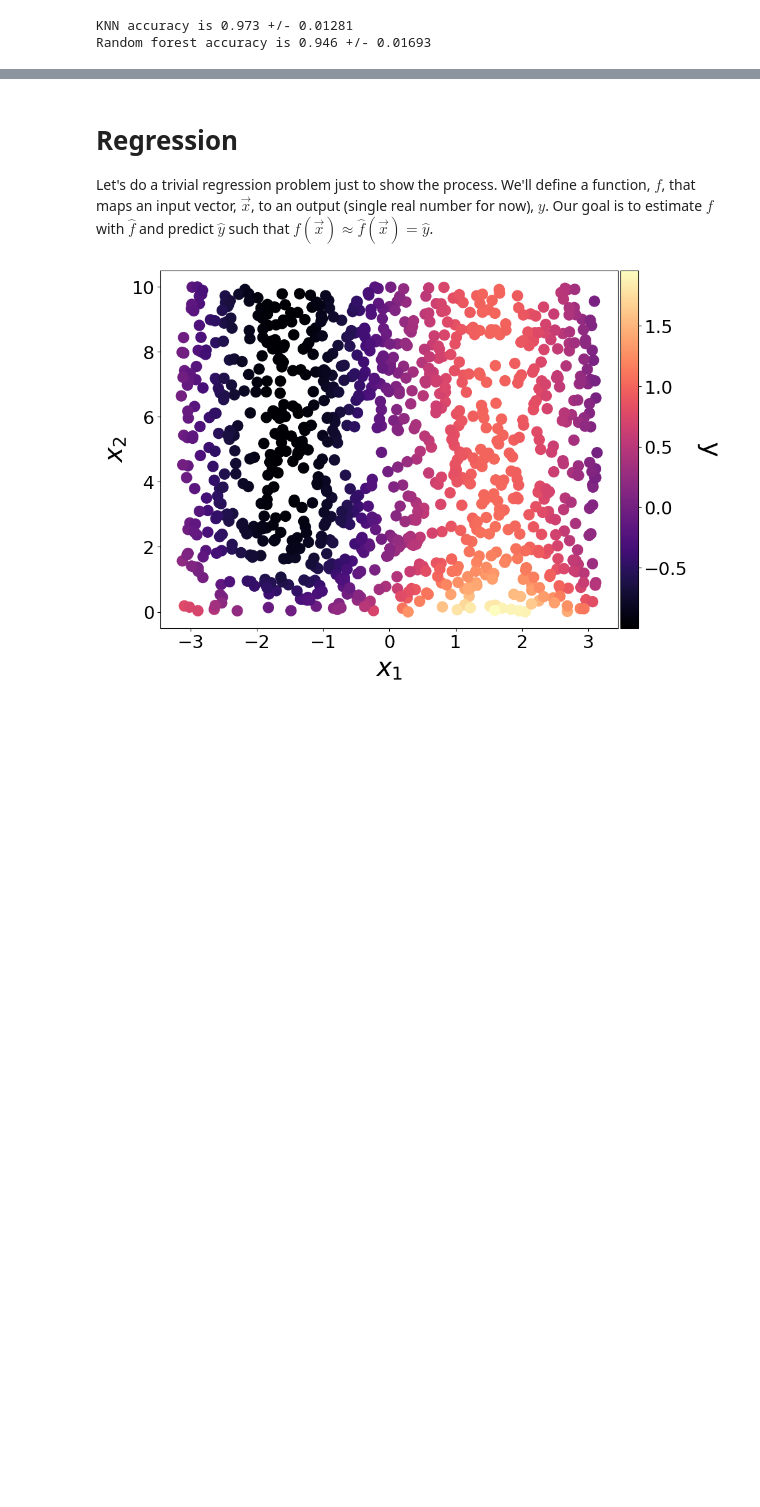
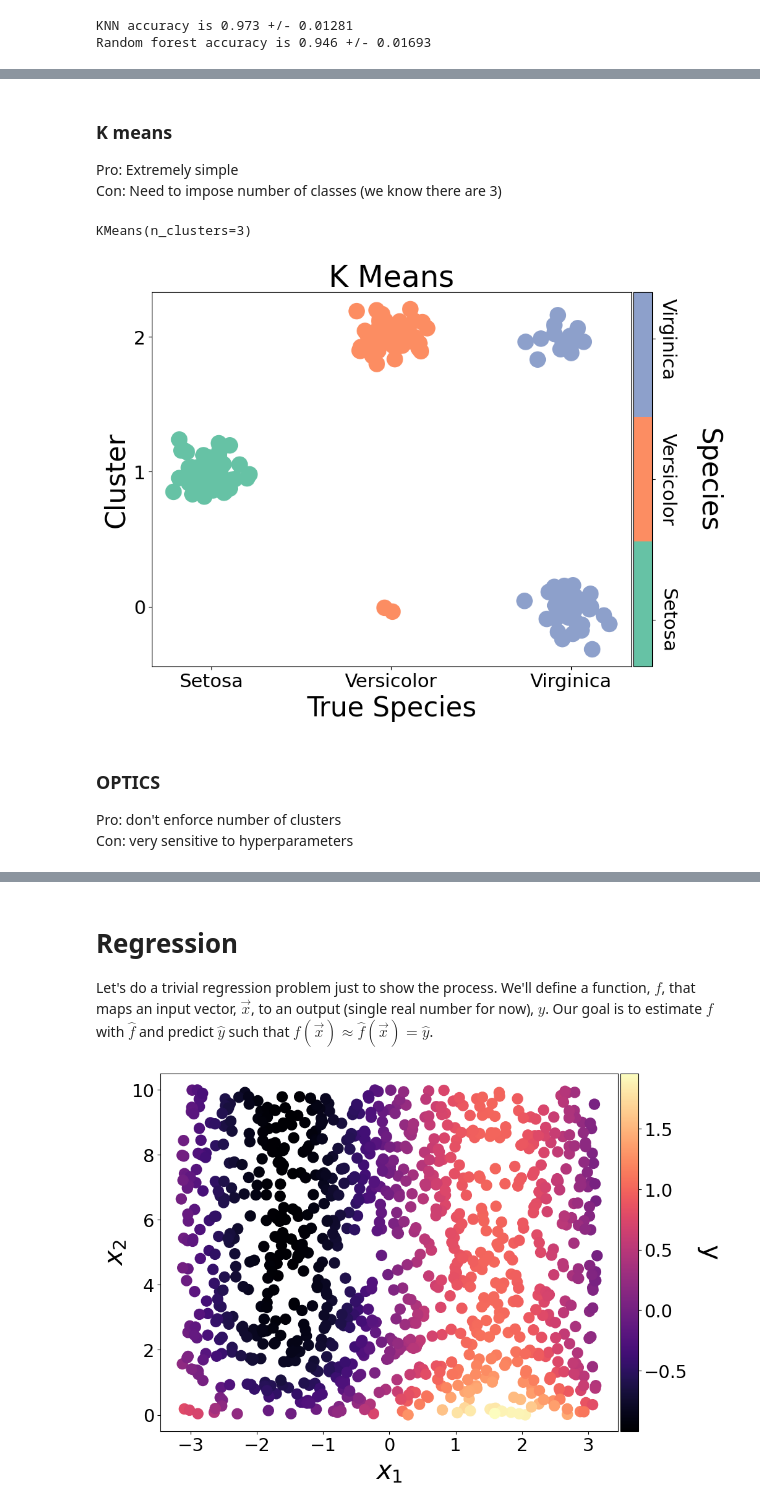
Before and after one commit to j-p-terry/uga_grad_physics_ml, a Jupyter notebook: Notebooks/basic_ml_intro.ipynb, the cells around one changed output, grey strips where cells are left out. Saved outputs shown, nothing was run; the diff lists cells and outputs as text; code cells hidden in the pictures; blank space fills up the shorter version.

Commit message:
added clustering

```diff
--- a/Notebooks/basic_ml_intro.ipynb
+++ b/Notebooks/basic_ml_intro.ipynb
@@ -399,0 +407,56 @@ Random forest accuracy is 0.946 +/- 0.01693
+# %% [markdown]
+### K means
+Pro: Extremely simple<br>
+Con: Need to impose number of classes (we know there are 3)
+# %%
+k = 3
+# %%
+kmean_model = KMeans(n_clusters=k)
+# %%
+kmean_model.fit(X)
+# %% [output]
+KMeans(n_clusters=3)
+# %%
+kmean_labels = kmean_model.labels_
+# %%
+# Now for the petals
+plt.figure(figsize=(10., 7.5))
+
+this_cmap = category_cmap
+this_cmap = mplcm.get_cmap(this_cmap).colors
+this_cmap = ListedColormap(this_cmap[:k])
+
+# plot sepal length and width. Color by class.
+plt.scatter(y + np.random.randn(len(y))/10,
+            kmean_labels + np.random.randn(len(y))/10,
+            s=ps, c=y, marker="o", cmap=this_cmap)
+
+cbar = plt.colorbar(fraction=0.04065, pad=0.005)
+
+cbar.ax.set_ylabel("Species", rotation=270, fontsize=labels)
+cbar.ax.tick_params(labelsize=ticks)
+cbar.ax.set_yticks([i + 0.25*int(i==0) - 0.25*int(i==num_classes-1) for i in range(num_classes)])
+cbar.ax.set_yticklabels([x.capitalize() for x in data["target_names"]],
+                        rotation=-90, fontdict={'verticalalignment': "center"})
+cbar.ax.get_yaxis().labelpad = 50
+
+plt.xlabel("True Species", fontsize=labels)
+plt.ylabel("Cluster", fontsize=labels)
+
+plt.xticks(np.unique(y_test),
+           labels=[x.capitalize() for x in data["target_names"]],
+           fontsize=ticks)
+plt.yticks(np.unique(y_test),
+           labels=[i for i in range(k)],
+           fontsize=ticks, rotation=0)
+
+plt.title("K Means", fontsize=titles)
+
+plt.show()
+# %% [output]
+[figure, added]
+# %% [markdown]
+### OPTICS
+
+Pro: don't enforce number of clusters<br>
+Con: very sensitive to hyperparameters
```
Also changed, not shown: parts of 5 cells of this notebook.
